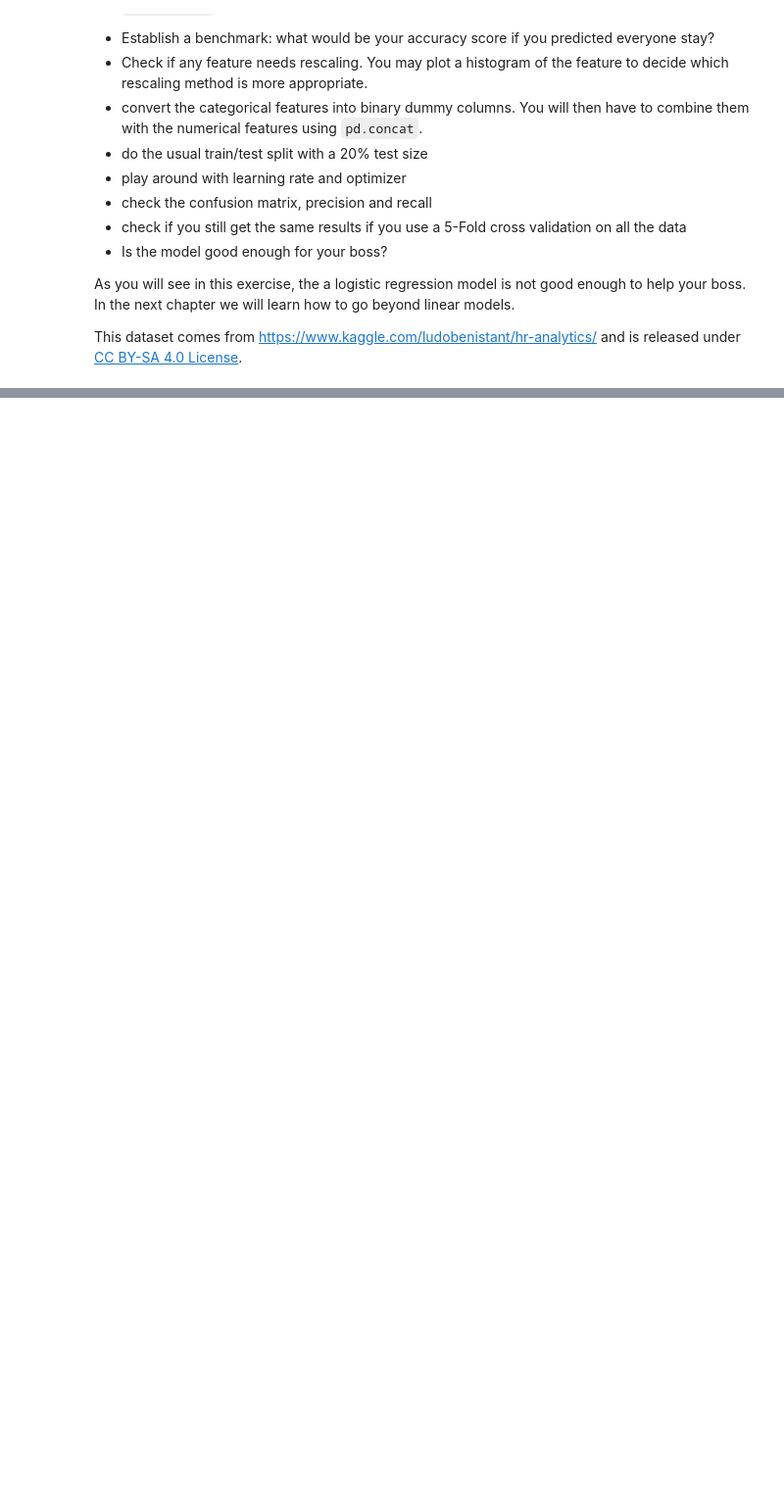
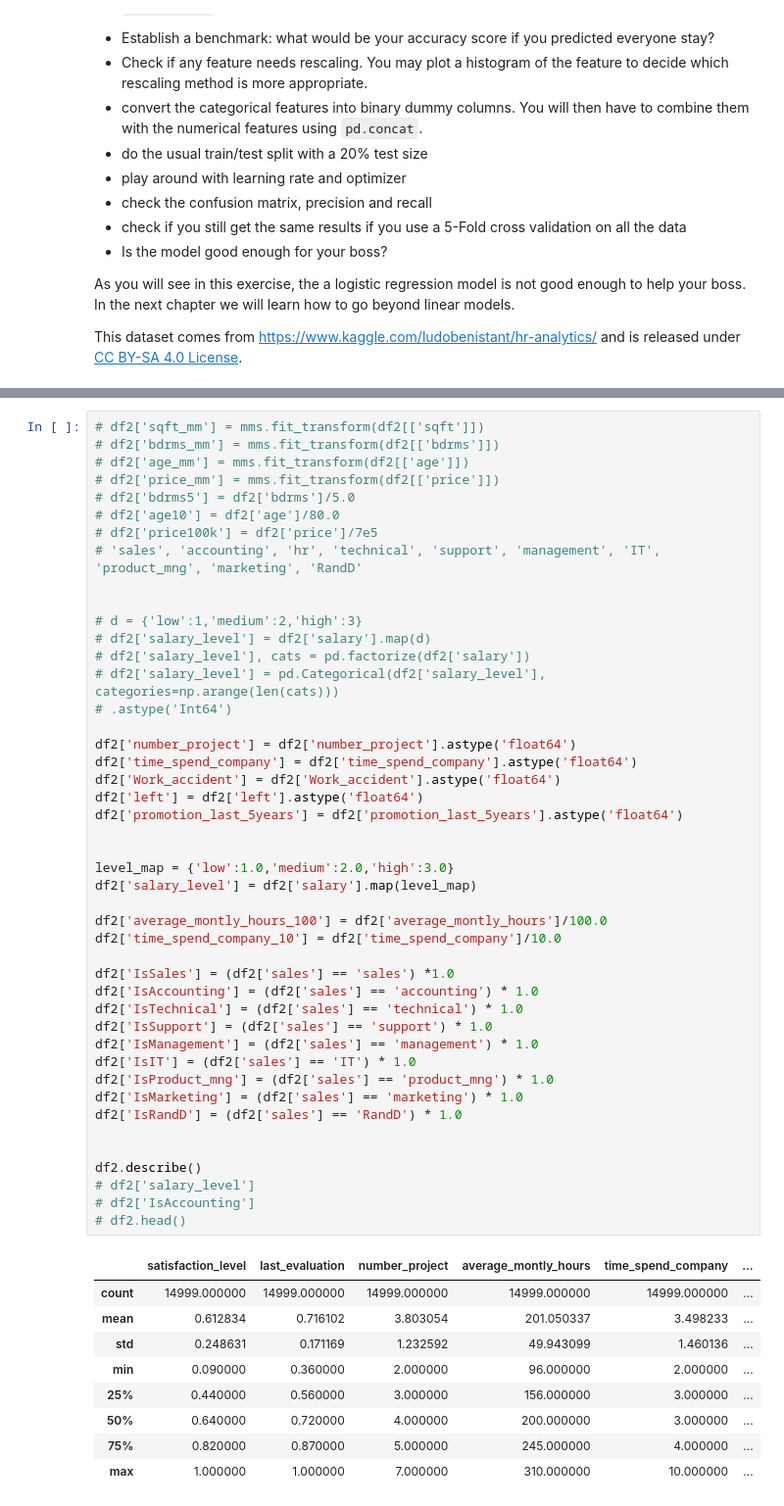
Before and after one commit to tetsu/zero-deep-learning, a Jupyter notebook: course/3 Machine Learning.ipynb, the cells around one changed output, grey strips where cells are left out. Shown at 98% size. Drawn from its saved outputs; the diff is of its cells as text; blank space fills up the shorter version.

```diff
--- a/course/3 Machine Learning.ipynb
+++ b/course/3 Machine Learning.ipynb
@@ -695,0 +746,55 @@ This dataset comes from https://www.kaggle.com/ludobenistant/hr-analytics/ and i
+# %%
+# df2['sqft_mm'] = mms.fit_transform(df2[['sqft']])
+# df2['bdrms_mm'] = mms.fit_transform(df2[['bdrms']])
+# df2['age_mm'] = mms.fit_transform(df2[['age']])
+# df2['price_mm'] = mms.fit_transform(df2[['price']])
+# df2['bdrms5'] = df2['bdrms']/5.0
+# df2['age10'] = df2['age']/80.0
+# df2['price100k'] = df2['price']/7e5
+# 'sales', 'accounting', 'hr', 'technical', 'support', 'management', 'IT', 'product_mng', 'marketing', 'RandD'
+
+
+# d = {'low':1,'medium':2,'high':3}
+# df2['salary_level'] = df2['salary'].map(d)
+# df2['salary_level'], cats = pd.factorize(df2['salary'])
+# df2['salary_level'] = pd.Categorical(df2['salary_level'], categories=np.arange(len(cats)))
+# .astype('Int64')
+
+df2['number_project'] = df2['number_project'].astype('float64')
+df2['time_spend_company'] = df2['time_spend_company'].astype('float64')
+df2['Work_accident'] = df2['Work_accident'].astype('float64')
+df2['left'] = df2['left'].astype('float64')
+df2['promotion_last_5years'] = df2['promotion_last_5years'].astype('float64')
+
+
+level_map = {'low':1.0,'medium':2.0,'high':3.0}
+df2['salary_level'] = df2['salary'].map(level_map)
+
+df2['average_montly_hours_100'] = df2['average_montly_hours']/100.0
+df2['time_spend_company_10'] = df2['time_spend_company']/10.0
+
+df2['IsSales'] = (df2['sales'] == 'sales') *1.0
+df2['IsAccounting'] = (df2['sales'] == 'accounting') * 1.0
+df2['IsTechnical'] = (df2['sales'] == 'technical') * 1.0
+df2['IsSupport'] = (df2['sales'] == 'support') * 1.0
+df2['IsManagement'] = (df2['sales'] == 'management') * 1.0
+df2['IsIT'] = (df2['sales'] == 'IT') * 1.0
+df2['IsProduct_mng'] = (df2['sales'] == 'product_mng') * 1.0
+df2['IsMarketing'] = (df2['sales'] == 'marketing') * 1.0
+df2['IsRandD'] = (df2['sales'] == 'RandD') * 1.0
+
+
+df2.describe()
+# df2['salary_level']
+# df2['IsAccounting']
+# df2.head()
+# %% [output]
+|  | satisfaction_level | last_evaluation | number_project | average_montly_hours | time_spend_company | ... |
+| count | 14999.000000 | 14999.000000 | 14999.000000 | 14999.000000 | 14999.000000 | ... |
+| mean | 0.612834 | 0.716102 | 3.803054 | 201.050337 | 3.498233 | ... |
+| std | 0.248631 | 0.171169 | 1.232592 | 49.943099 | 1.460136 | ... |
+| min | 0.090000 | 0.360000 | 2.000000 | 96.000000 | 2.000000 | ... |
+| 25% | 0.440000 | 0.560000 | 3.000000 | 156.000000 | 3.000000 | ... |
+| 50% | 0.640000 | 0.720000 | 4.000000 | 200.000000 | 3.000000 | ... |
+| 75% | 0.820000 | 0.870000 | 5.000000 | 245.000000 | 4.000000 | ... |
+| max | 1.000000 | 1.000000 | 7.000000 | 310.000000 | 10.000000 | ... |
```
Also changed, not shown: parts of 49 cells of this notebook.
